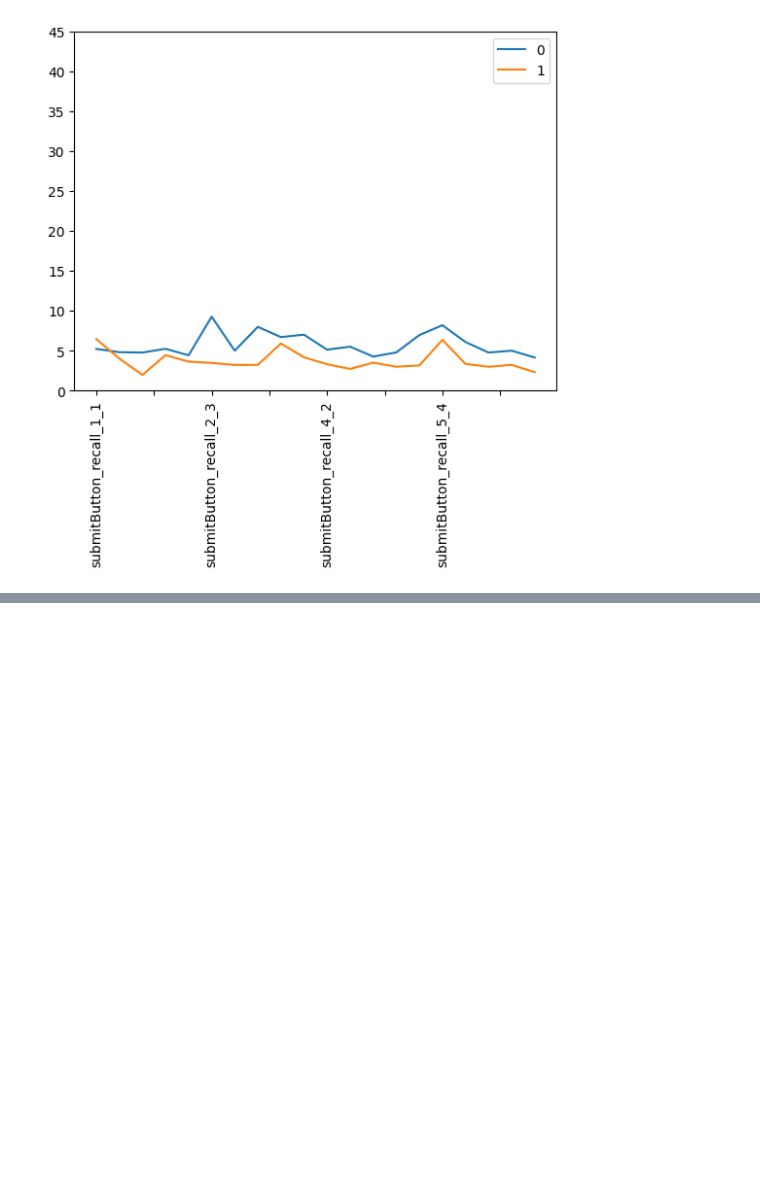
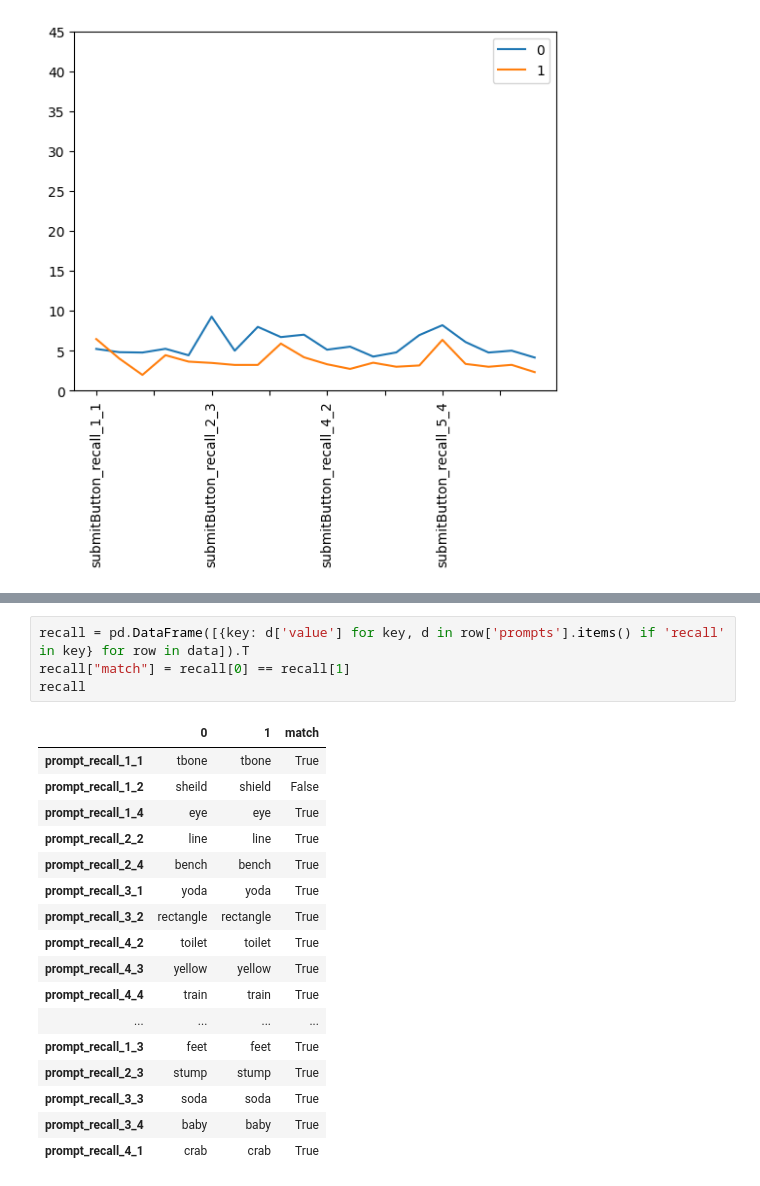
Before and after one commit to JamesPHoughton/organizational-schema-formation, a Jupyter notebook: pilot/analysis.ipynb, the cells around one changed output, grey strips where cells are left out. Saved outputs shown, nothing was run; the diff lists cells and outputs as text; blank space fills up the shorter version.

```diff
--- a/pilot/analysis.ipynb
+++ b/pilot/analysis.ipynb
@@ -67,0 +105,22 @@ plt.ylim(0, 45)
+# %%
+recall = pd.DataFrame([{key: d['value'] for key, d in row['prompts'].items() if 'recall' in key} for row in data]).T
+recall["match"] = recall[0] == recall[1]
+recall
+# %% [output]
+|  | 0 | 1 | match |
+| prompt_recall_1_1 | tbone | tbone | True |
+| prompt_recall_1_2 | sheild | shield | False |
+| prompt_recall_1_4 | eye | eye | True |
+| prompt_recall_2_2 | line | line | True |
+| prompt_recall_2_4 | bench | bench | True |
+| prompt_recall_3_1 | yoda | yoda | True |
+| prompt_recall_3_2 | rectangle | rectangle | True |
+| prompt_recall_4_2 | toilet | toilet | True |
+| prompt_recall_4_3 | yellow | yellow | True |
+| prompt_recall_4_4 | train | train | True |
+| ... | ... | ... | ... |
+| prompt_recall_1_3 | feet | feet | True |
+| prompt_recall_2_3 | stump | stump | True |
+| prompt_recall_3_3 | soda | soda | True |
+| prompt_recall_3_4 | baby | baby | True |
+| prompt_recall_4_1 | crab | crab | True |
```
Also changed, not shown: parts of 4 cells of this notebook.
